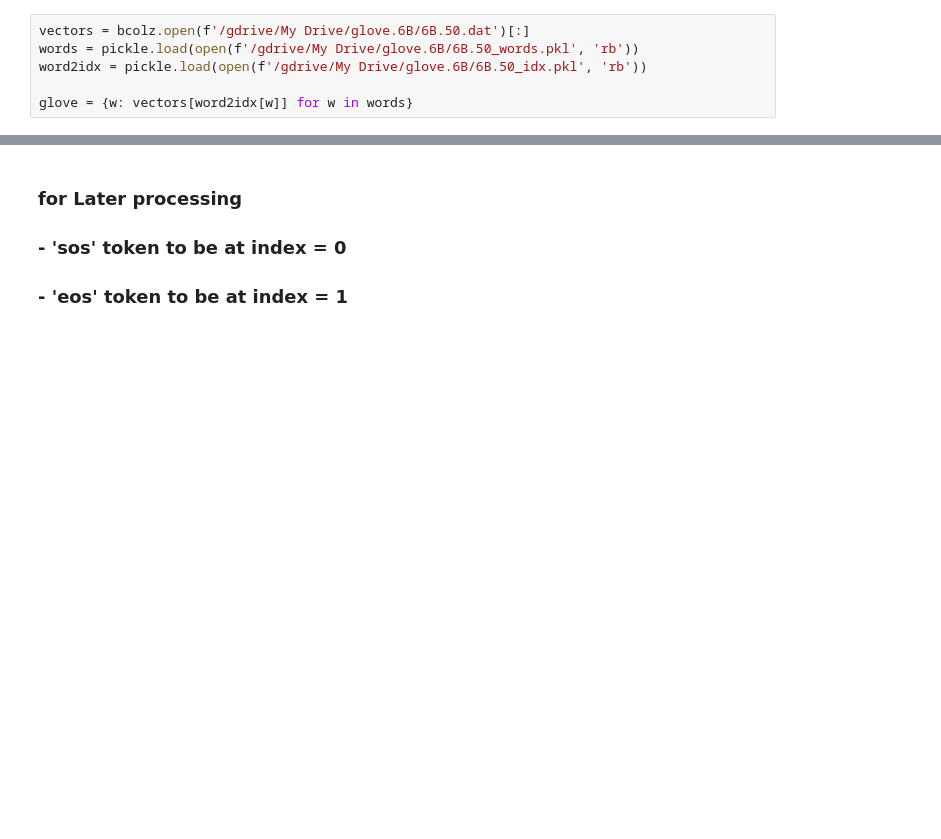
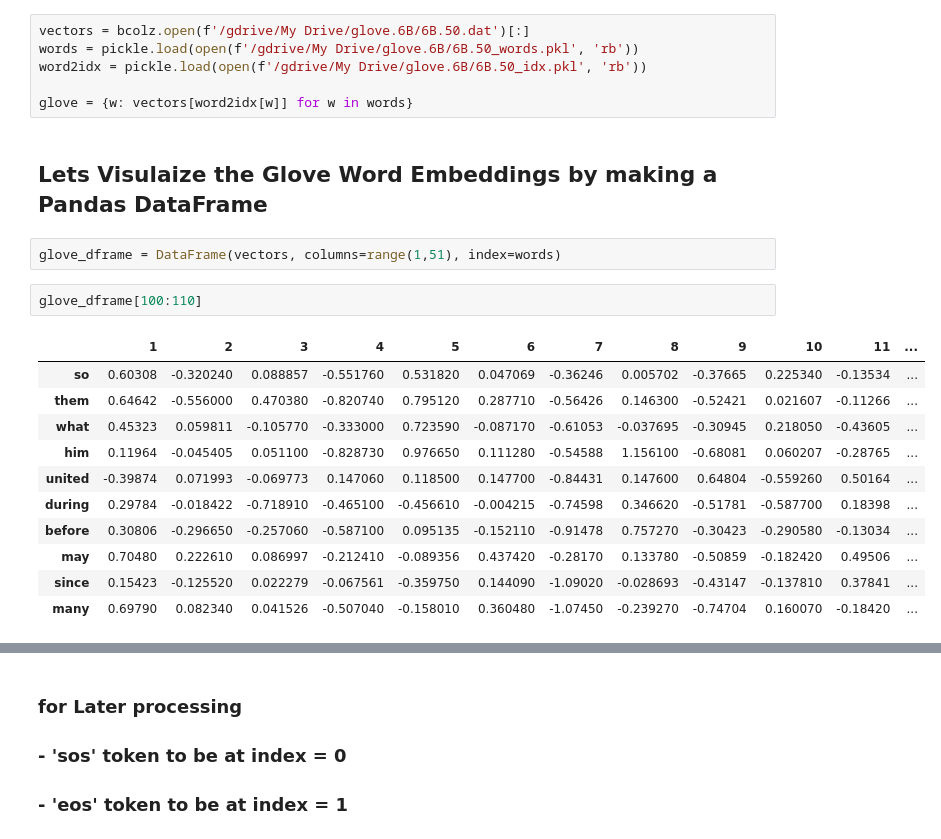
Before and after one commit to tarun-jethwani/FAQBot, a Jupyter notebook: faq_answering_model_using_seq2seq_pytorch.ipynb, the cells around one changed output, grey strips where cells are left out. Cells and saved outputs as stored; diff of their text form; blank space fills up the shorter version.

```diff
--- a/faq_answering_model_using_seq2seq_pytorch.ipynb
+++ b/faq_answering_model_using_seq2seq_pytorch.ipynb
@@ -103,3 +108,21 @@ words = pickle.load(open(f'/gdrive/My Drive/glove.6B/6B.50_words.pkl', 'rb'))
 word2idx = pickle.load(open(f'/gdrive/My Drive/glove.6B/6B.50_idx.pkl', 'rb'))
 
 glove = {w: vectors[word2idx[w]] for w in words}
+# %% [markdown]
+## **Lets Visulaize the Glove Word Embeddings** by making a Pandas DataFrame
+# %%
+glove_dframe = DataFrame(vectors, columns=range(1,51), index=words)
+# %%
+glove_dframe[100:110]
+# %% [output]
+|  | 1 | 2 | 3 | 4 | 5 | 6 | 7 | 8 | 9 | 10 | 11 | ... |
+| so | 0.60308 | -0.320240 | 0.088857 | -0.551760 | 0.531820 | 0.047069 | -0.36246 | 0.005702 | -0.37665 | 0.225340 | -0.13534 | ... |
+| them | 0.64642 | -0.556000 | 0.470380 | -0.820740 | 0.795120 | 0.287710 | -0.56426 | 0.146300 | -0.52421 | 0.021607 | -0.11266 | ... |
+| what | 0.45323 | 0.059811 | -0.105770 | -0.333000 | 0.723590 | -0.087170 | -0.61053 | -0.037695 | -0.30945 | 0.218050 | -0.43605 | ... |
+| him | 0.11964 | -0.045405 | 0.051100 | -0.828730 | 0.976650 | 0.111280 | -0.54588 | 1.156100 | -0.68081 | 0.060207 | -0.28765 | ... |
+| united | -0.39874 | 0.071993 | -0.069773 | 0.147060 | 0.118500 | 0.147700 | -0.84431 | 0.147600 | 0.64804 | -0.559260 | 0.50164 | ... |
+| during | 0.29784 | -0.018422 | -0.718910 | -0.465100 | -0.456610 | -0.004215 | -0.74598 | 0.346620 | -0.51781 | -0.587700 | 0.18398 | ... |
+| before | 0.30806 | -0.296650 | -0.257060 | -0.587100 | 0.095135 | -0.152110 | -0.91478 | 0.757270 | -0.30423 | -0.290580 | -0.13034 | ... |
+| may | 0.70480 | 0.222610 | 0.086997 | -0.212410 | -0.089356 | 0.437420 | -0.28170 | 0.133780 | -0.50859 | -0.182420 | 0.49506 | ... |
+| since | 0.15423 | -0.125520 | 0.022279 | -0.067561 | -0.359750 | 0.144090 | -1.09020 | -0.028693 | -0.43147 | -0.137810 | 0.37841 | ... |
+| many | 0.69790 | 0.082340 | 0.041526 | -0.507040 | -0.158010 | 0.360480 | -1.07450 | -0.239270 | -0.74704 | 0.160070 | -0.18420 | ... |
```
Also changed, not shown: parts of 4 cells of this notebook.
